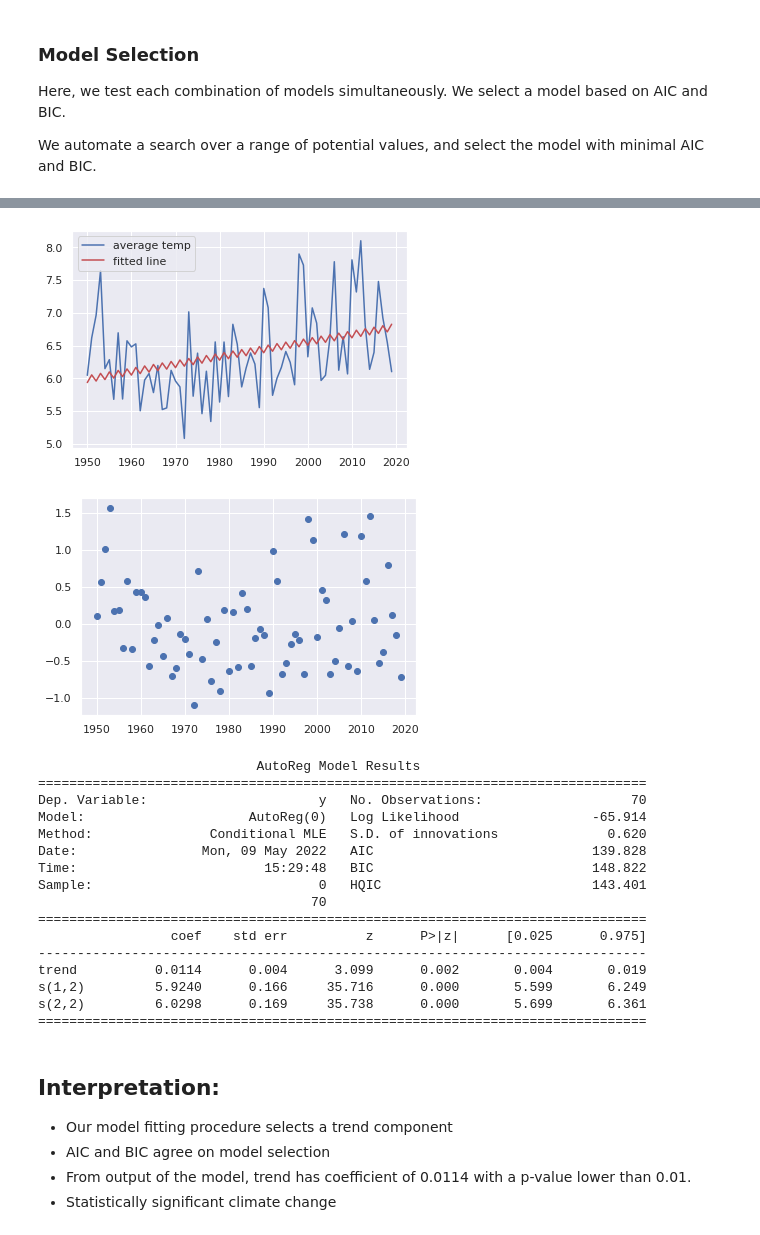
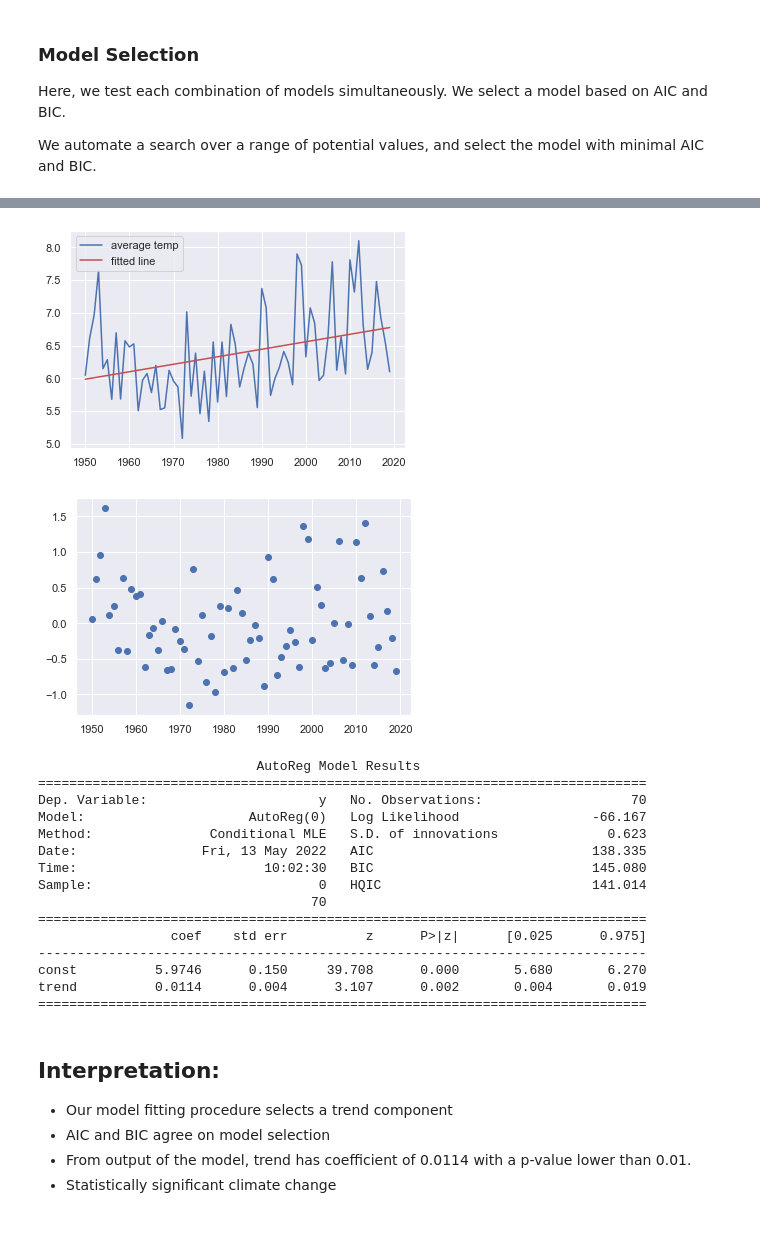
Before and after one commit to maxoboe/6419_recitations, a Jupyter notebook: climate_video_notebook.ipynb, the cells around one changed output, grey strips where cells are left out. Saved outputs shown, nothing was run; the diff lists cells and outputs as text; code cells hidden in the pictures.

```diff
--- a/climate_video_notebook.ipynb
+++ b/climate_video_notebook.ipynb
@@ -797,10 +784,10 @@ min_BIC = np.inf
 AIC_choice = None
 BIC_choice = None
 
-for period in [None] + [x for x in range(2, 13)]:
+for period in [None] + list(np.arange(2, 13)):
   for order in [0, 1]:
     for exog, exog_label in zip([ONI, None], ['ONI',None]):
-      det_comp = DeterministicProcess(year.flatten(), period=period,
+      det_comp = DeterministicProcess(year.flatten(), period=period, constant=True,
                                       order=order, seasonal=period is not None)
       model = AutoReg(temp, exog=exog, deterministic=det_comp, lags=None,
                       trend='n',seasonal=False).fit()
@@ -813,6 +800,6 @@ for period in [None] + [x for x in range(2, 13)]:
       if model.bic < min_BIC:
         BIC_choice = (period, order, exog_label)
         min_BIC = model.bic
-print(AIC_choice)
-print(BIC_choice)
+print("AIC chooses a model with period {}, order {}, exog {}".format(*AIC_choice))
+print("BIC chooses a model with period {}, order {}, exog {}".format(*BIC_choice))
 # %% [output]
@@ -836,34 +808,33 @@ AIC 152.77324555459992 BIC 184.25217894329097
 # %%
 period, order, exog = AIC_choice
-det_comp = DeterministicProcess(year.flatten(), period=period, order=order, seasonal =period is not None)
+det_comp = DeterministicProcess(year.flatten(), period=period, order=order, constant=True, seasonal =period is not None)
 model = AutoReg(temp, exog=exog, deterministic=det_comp, lags=None, trend='n',seasonal=False).fit()
 model_predictions = model.predict()
 plt.plot(year, temp, label='average temp')
 plt.plot(year, model_predictions, 'r', label='fitted line')
 plt.legend()
 plt.show()
 residuals = temp - model_predictions.reshape(-1,1)
 plt.plot(year, residuals,'o');
 plt.show()
 print(model.summary())
 # %% [output]
-[figure, old version]
+[figure, new version]
-[figure, old version]
+[figure, new version]
                             AutoReg Model Results
 ==============================================================================
 Dep. Variable:                      y   No. Observations:                   70
-Model:                     AutoReg(0)   Log Likelihood                 -65.914
-Method:               Conditional MLE   S.D. of innovations              0.620
-Date:                Mon, 09 May 2022   AIC                            139.828
-Time:                        15:29:48   BIC                            148.822
-Sample:                             0   HQIC                           143.401
+Model:                     AutoReg(0)   Log Likelihood                 -66.167
+Method:               Conditional MLE   S.D. of innovations              0.623
+Date:                Fri, 13 May 2022   AIC                            138.335
+Time:                        10:02:30   BIC                            145.080
+Sample:                             0   HQIC                           141.014
                                    70
 ==============================================================================
                  coef    std err          z      P>|z|      [0.025      0.975]
 ------------------------------------------------------------------------------
-trend          0.0114      0.004      3.099      0.002       0.004       0.019
-s(1,2)         5.9240      0.166     35.716      0.000       5.599       6.249
-s(2,2)         6.0298      0.169     35.738      0.000       5.699       6.361
+const          5.9746      0.150     39.708      0.000       5.680       6.270
+trend          0.0114      0.004      3.107      0.002       0.004       0.019
 ==============================================================================
 # %% [markdown]
 ## Interpretation:
```
Also changed, not shown: parts of 37 cells of this notebook, 5 other files.
